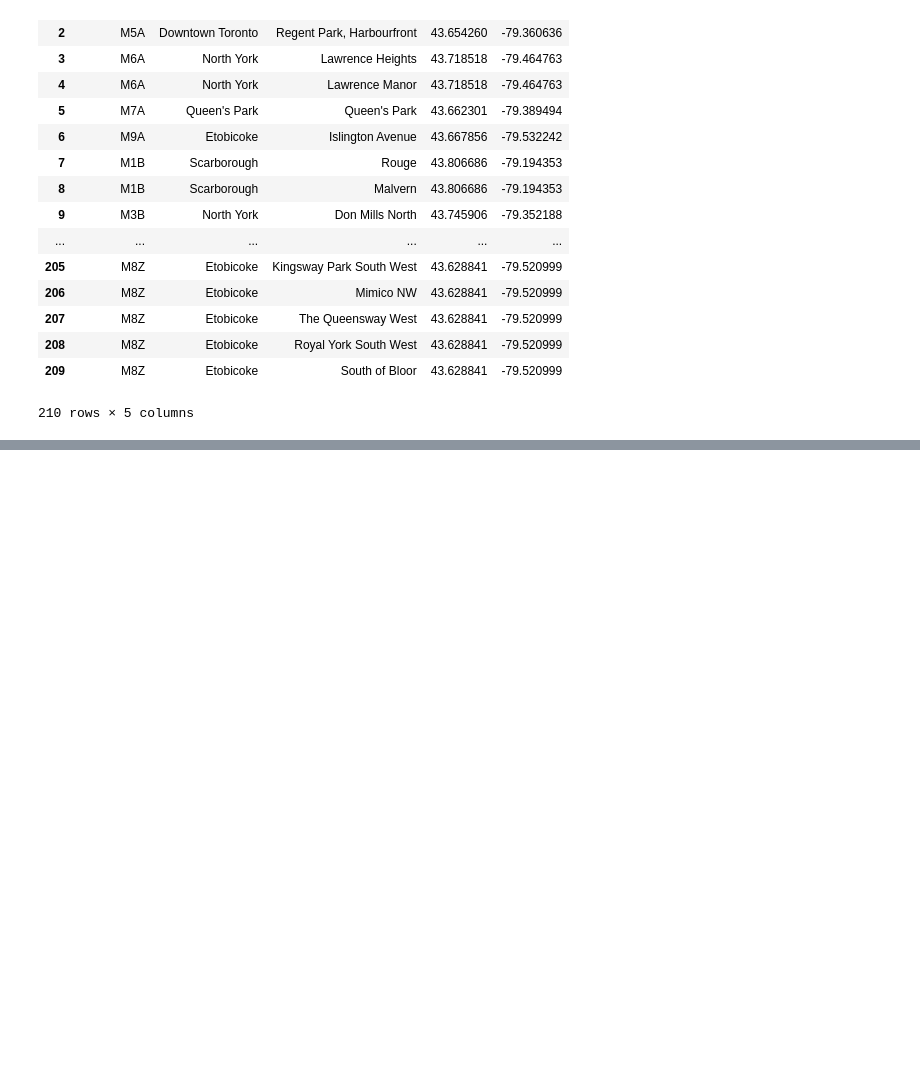
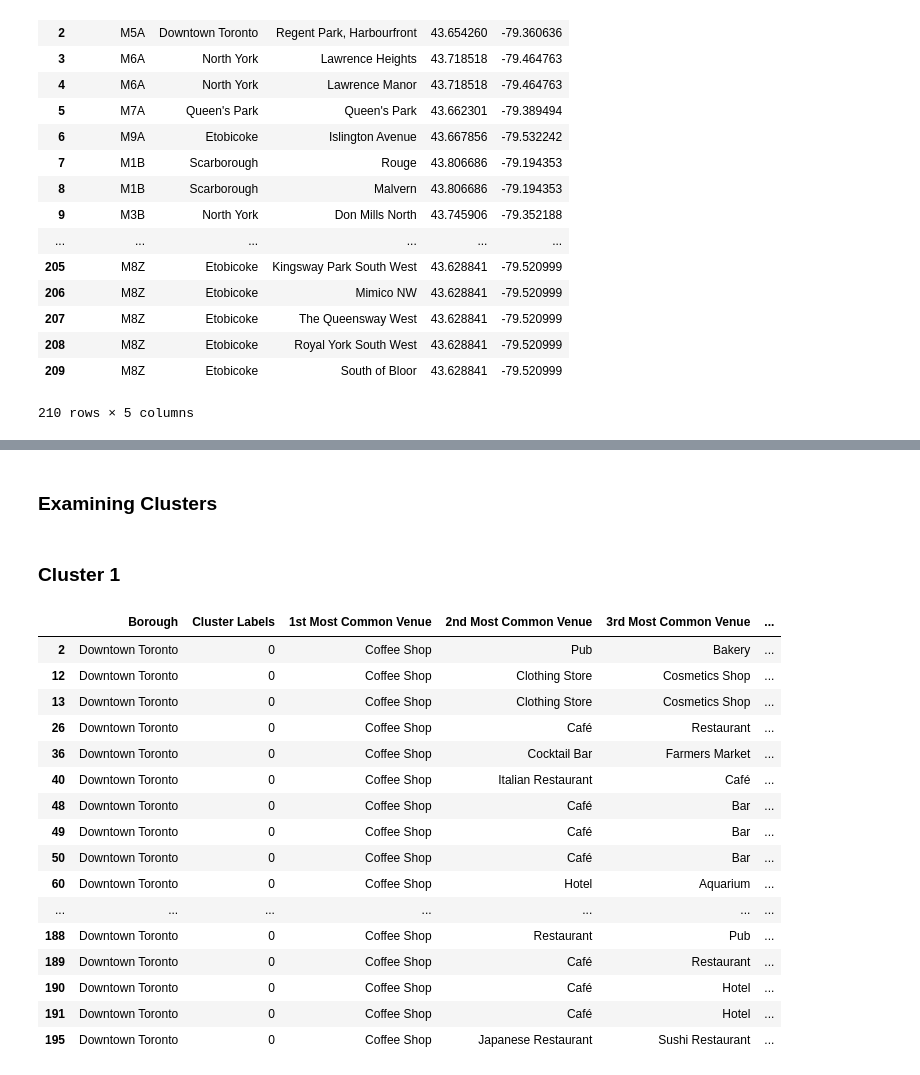
Before and after one commit to see-scen-dev/Coursera_Capstone, a Jupyter notebook: Applied Data Science Capstone - Segment & Cluster.ipynb, the cells around one changed output, grey strips where cells are left out. Drawn from its saved outputs; the diff is of its cells as text; code cells hidden in the pictures; blank space fills up the shorter version.

```diff
--- a/Applied Data Science Capstone - Segment & Cluster.ipynb
+++ b/Applied Data Science Capstone - Segment & Cluster.ipynb
@@ -179,0 +475,21 @@ df_location
+# %%
+num_top_venues = 10
+
+indicators = ['st', 'nd', 'rd']
+
+# create columns according to number of top venues
+columns = ['Neighbourhood']
+for ind in np.arange(num_top_venues):
+    try:
+        columns.append('{}{} Most Common Venue'.format(ind+1, indicators[ind]))
+    except:
+        columns.append('{}th Most Common Venue'.format(ind+1))
+
+# create a new dataframe
+neighbourhoods_venues_sorted = pd.DataFrame(columns=columns)
+neighbourhoods_venues_sorted['Neighbourhood'] = grouped['Neighbourhood']
+
+for ind in np.arange(grouped.shape[0]):
+    neighbourhoods_venues_sorted.iloc[ind, 1:] = return_most_common_venues(grouped.iloc[ind, :], num_top_venues)
+
+neighbourhoods_venues_sorted.head()
@@ -179,0 +505,11 @@ df_location
+# %%
+# set number of clusters
+kclusters = 5
+
+grouped_clustering = grouped.drop('Neighbourhood', 1)
+
+# run k-means clustering
+kmeans = KMeans(n_clusters=kclusters, random_state=0).fit(grouped_clustering)
+
+# check cluster labels generated for each row in the dataframe
+kmeans.labels_[0:10]
@@ -179,0 +518,10 @@ df_location
+# %%
+# add clustering labels
+neighbourhoods_venues_sorted.insert(0, 'Cluster Labels', kmeans.labels_)
+
+merged = df_location_filtered
+
+# merge toronto_grouped with toronto_data to add latitude/longitude for each neighborhood
+merged = merged.join(neighbourhoods_venues_sorted.set_index('Neighbourhood'), on='Neighbourhood')
+
+merged.head() # check the last columns!
@@ -179,0 +561,24 @@ df_location
+# %% [markdown]
+### Examining Clusters
+# %% [markdown]
+### Cluster 1
+# %%
+merged.loc[merged['Cluster Labels'] == 0, merged.columns[[1] + list(range(5, merged.shape[1]))]]
+# %% [output]
+|  | Borough | Cluster Labels | 1st Most Common Venue | 2nd Most Common Venue | 3rd Most Common Venue | ... |
+| 2 | Downtown Toronto | 0 | Coffee Shop | Pub | Bakery | ... |
+| 12 | Downtown Toronto | 0 | Coffee Shop | Clothing Store | Cosmetics Shop | ... |
+| 13 | Downtown Toronto | 0 | Coffee Shop | Clothing Store | Cosmetics Shop | ... |
+| 26 | Downtown Toronto | 0 | Coffee Shop | Café | Restaurant | ... |
+| 36 | Downtown Toronto | 0 | Coffee Shop | Cocktail Bar | Farmers Market | ... |
+| 40 | Downtown Toronto | 0 | Coffee Shop | Italian Restaurant | Café | ... |
+| 48 | Downtown Toronto | 0 | Coffee Shop | Café | Bar | ... |
+| 49 | Downtown Toronto | 0 | Coffee Shop | Café | Bar | ... |
+| 50 | Downtown Toronto | 0 | Coffee Shop | Café | Bar | ... |
+| 60 | Downtown Toronto | 0 | Coffee Shop | Hotel | Aquarium | ... |
+| ... | ... | ... | ... | ... | ... | ... |
+| 188 | Downtown Toronto | 0 | Coffee Shop | Restaurant | Pub | ... |
+| 189 | Downtown Toronto | 0 | Coffee Shop | Café | Restaurant | ... |
+| 190 | Downtown Toronto | 0 | Coffee Shop | Café | Hotel | ... |
+| 191 | Downtown Toronto | 0 | Coffee Shop | Café | Hotel | ... |
+| 195 | Downtown Toronto | 0 | Coffee Shop | Japanese Restaurant | Sushi Restaurant | ... |
```
Also changed, not shown: parts of 50 cells of this notebook.
